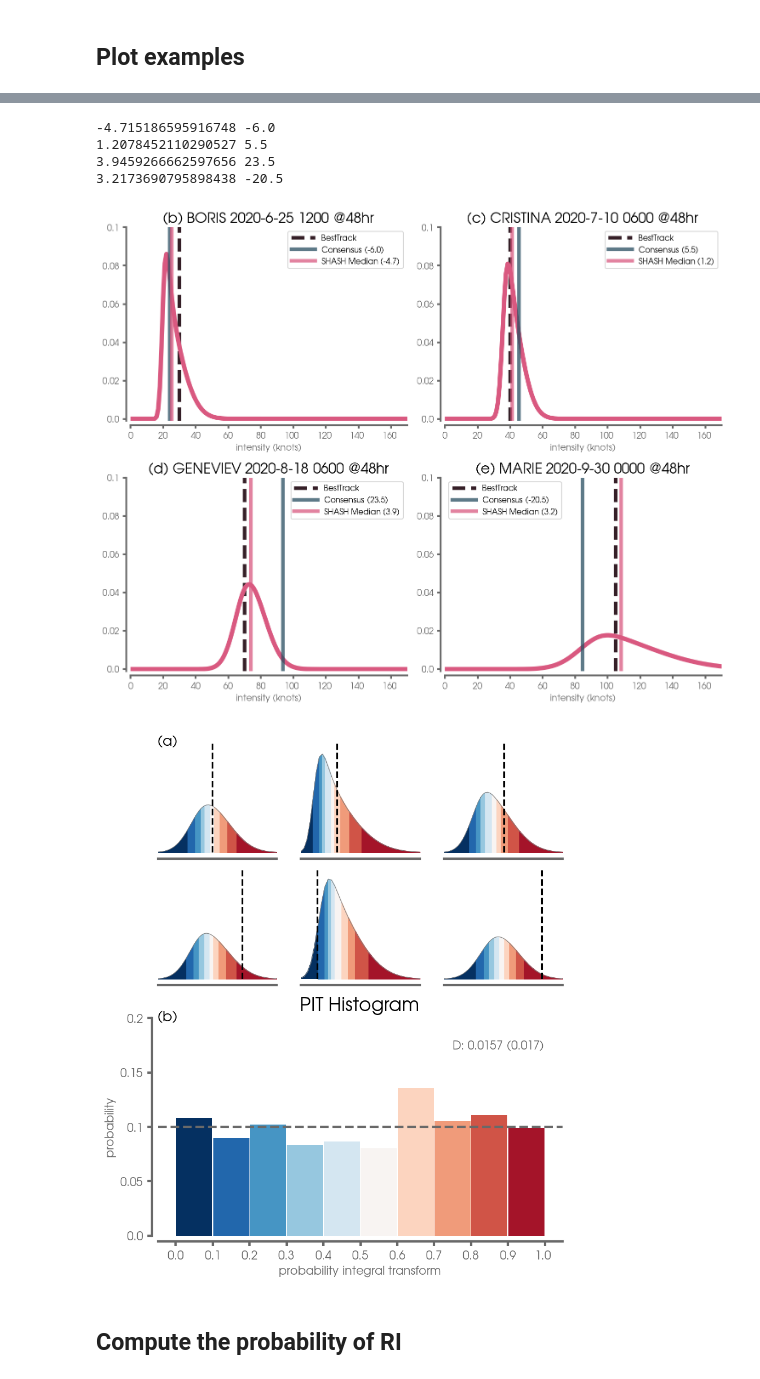
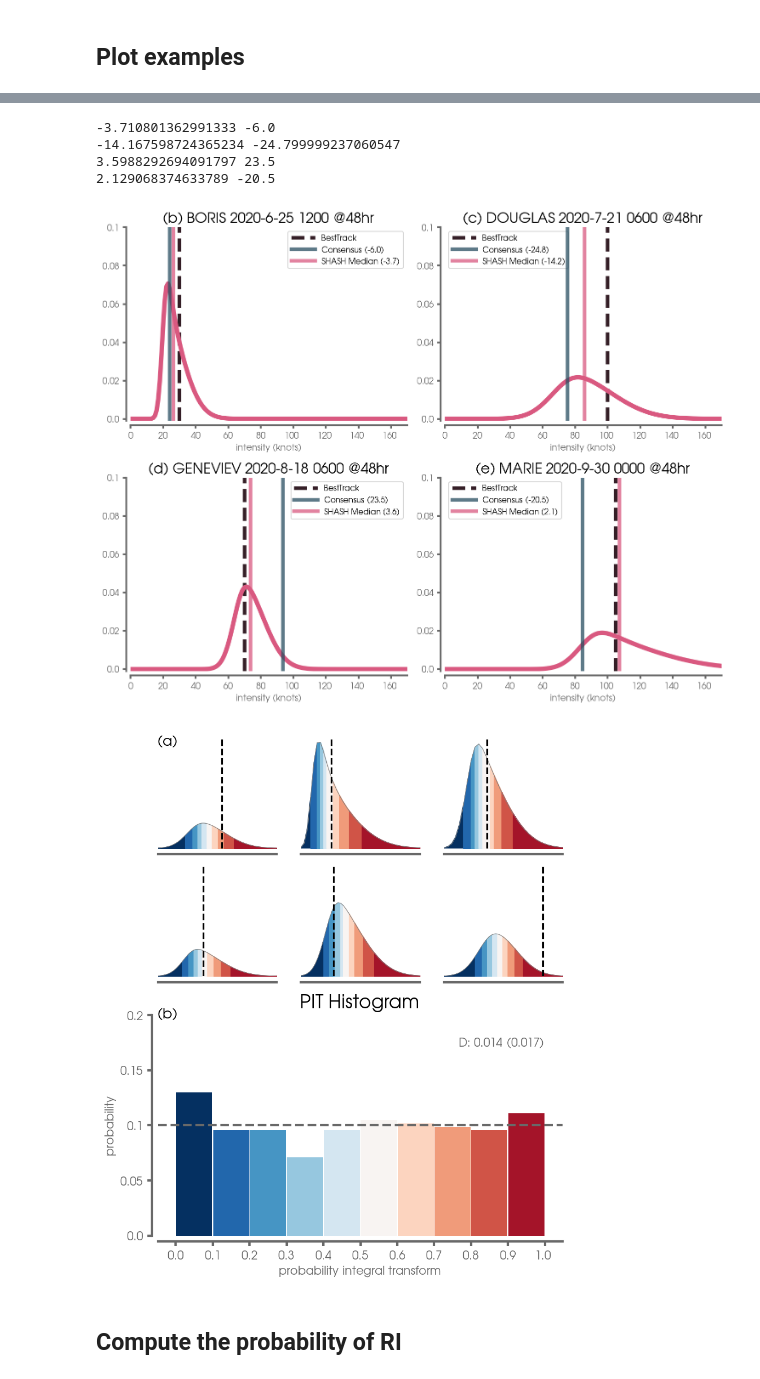
Before and after one commit to eabarnes1010/hurricane_uqcomparisons, a Jupyter notebook: _plot_singleModel.ipynb, the cells around one changed output, grey strips where cells are left out. Saved outputs shown, nothing was run; the diff lists cells and outputs as text; code cells hidden in the pictures.

Commit message:
training everything all over again with new data, also needed to update a few plotting codes to use shash_tfp

```diff
--- a/_plot_singleModel.ipynb
+++ b/_plot_singleModel.ipynb
@@ -43,16 +43,20 @@ np.warnings.filterwarnings("ignore", category=np.VisibleDeprecationWarning)
 ## User parameters
 # %%
 __author__  = "Randal J Barnes and Elizabeth A. Barnes"
-__version__ = "30 May 2022"
+__version__ = "03 June 2022"
 
-EXP_NAME_LIST = ("intensity302_EPCP48",
+EXP_NAME_LIST = (
+                    "intensity302_EPCP48",
+                    # "intensity202_AL48",
                 )
 
-PLOT_SEED_VECTOR = {"intensity301_EPCP24": 416,
-                    "intensity302_EPCP48": 416,
+PLOT_SEED_VECTOR = {
+                    "intensity302_EPCP48": 739,
+                    "intensity202_AL48": 416,
                    }
-TESTING_YEAR_VECTOR = {"intensity301_EPCP24": 2020,
+TESTING_YEAR_VECTOR = {
                        "intensity302_EPCP48": 2020,
+                       "intensity202_AL48": 2018,
                       }
 
 
@@ -469,9 +494,7 @@ panel_letters = ('(b)','(c)','(d)','(e)')
 
 f, axs = plt.subplots(2, 2, figsize=(10,8))
 axs = axs.flatten()
-i = np.where(df_test["Name"]=='MARIE')[0]
-# random_samples = (173,140,6,130) #AL @72
-random_samples = (13,65,6,90)#(25,88,111,27) # (30,88,110,44)(25,88,110,27)
+random_samples = (19,20,75,83)#(19,20,75,83)
 
 true_intensity = df_test["VMXC"] + df_test["OBDV"]
 cons_intensity = df_test["VMXC"]
@@ -515,10 +538,14 @@ for isample, sample in enumerate(random_samples):
                zorder=100,
               )
 
+    if isample==1 or isample==3:
+        leg_loc = 2
+    else:
+        leg_loc = 1
 
     details = get_storm_details(df_test, sample)
     ax.set_title(panel_letters[isample] + ' ' + details, fontsize=FS, color='k')
-    ax.legend(fontsize=9,handlelength=3)
+    ax.legend(fontsize=9,handlelength=3,loc=leg_loc)
     ax.set_xlabel('intensity (knots)')
     ax.set_xticks(np.arange(0,180,20),np.arange(0,180,20))
     ax.set_yticks(np.arange(0,.16,.02),np.arange(0,.16,.02))
@@ -530,11 +557,11 @@ plt.tight_layout()
 plt.savefig(FIGURE_PATH + 'exampleDistributions_' + model_name + '.png', dpi=dpiFig)
 plt.show()
 # %% [output]
--4.715186595916748 -6.0
-1.2078452110290527 5.5
-3.9459266662597656 23.5
-3.2173690795898438 -20.5
+-3.710801362991333 -6.0
+-14.167598724365234 -24.799999237060547
+3.5988292694091797 23.5
+2.129068374633789 -20.5
-[figure, old version]
+[figure, new version]
 # %%
 
 cmap_interp = cm.get_cmap('RdBu_r', N_COLORS)
@@ -578,7 +605,7 @@ for row in (0,1):
                   )
 
         ax.set_xlim(SHASH_INCS[np.argmin(np.abs(cumsum-.001))],SHASH_INCS[np.argmin(np.abs(cumsum-.999))])
-        ax.set_ylim(0,.09)
+        ax.set_ylim(0,.095)
 
         format_spines(ax)
         ax.set_xticks([], [])
@@ -608,34 +635,34 @@ ax.axhline(y=.1,
             color='dimgray',
             linewidth=2.,
            )
 plt.ylim(0,.2)
 plt.xticks(bins,np.around(bins,1))
 ax = plt.gca()
 yticks = np.around(np.arange(0,.25,.05),2)
 plt.yticks(yticks,yticks)
 
 plt.text(np.min(ax.get_xlim()),np.max(yticks)*.99,
          '(b)',
          fontsize=12,
          color='k',
         )
 
 plt.text(1.,np.max(yticks)*.9,
          'D: ' + str(np.round(D_shash,4)) + ' (' + str(np.round(EDp_shash,3)) +  ')',
          color='dimgray',
          verticalalignment='top',
          horizontalalignment='right',
          fontsize=10)
 
 
 plt.xlabel('probability integral transform')
 plt.ylabel('probability')
 plt.title('PIT Histogram', fontsize=FS, color='k')
 
 format_spines(ax)
 plt.savefig(FIGURE_PATH + 'example_pit_calculation_' + model_name + '.png', dpi=dpiFig)
 # %% [output]
-[figure, old version]
+[figure, new version]
 # %% [markdown]
 ## Compute the probability of RI
 # %%
```
Also changed, not shown: parts of 10 cells of this notebook, 18 other files.
